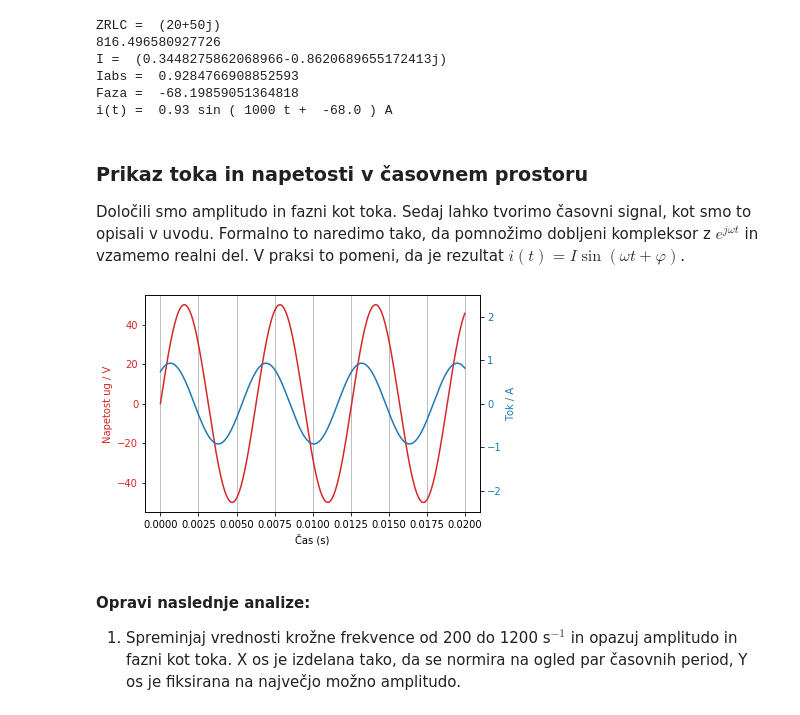
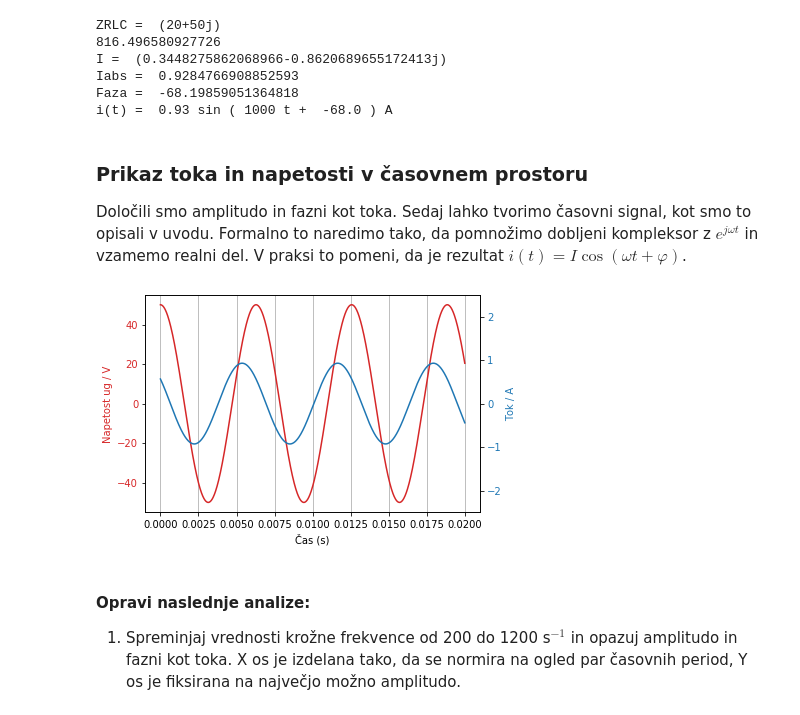
Before and after one commit to osnove/Dodatno, a Jupyter notebook: Obravnava_resonancnega_pojava.ipynb, the cells around one changed output. Drawn from its saved outputs; the diff is of its cells as text; code cells hidden in the pictures.

```diff
--- a/Obravnava_resonancnega_pojava.ipynb
+++ b/Obravnava_resonancnega_pojava.ipynb
@@ -76,35 +76,35 @@ Faza =  -68.19859051364818
 i(t) =  0.93 sin ( 1000 t +  -68.0 ) A
 # %% [markdown]
 ### Prikaz toka in napetosti v časovnem prostoru
-Določili smo amplitudo in fazni kot toka. Sedaj lahko tvorimo časovni signal, kot smo to opisali v uvodu. Formalno to naredimo tako, da pomnožimo dobljeni kompleksor z $e^{j \omega t}$ in vzamemo realni del. V praksi to pomeni, da je rezultat $i(t)=I \sin (\omega t + \varphi)$.
+Določili smo amplitudo in fazni kot toka. Sedaj lahko tvorimo časovni signal, kot smo to opisali v uvodu. Formalno to naredimo tako, da pomnožimo dobljeni kompleksor z $e^{j \omega t}$ in vzamemo realni del. V praksi to pomeni, da je rezultat $i(t)=I \cos (\omega t + \varphi)$.
 # %%
 import matplotlib
 import matplotlib.pyplot as plt
 %matplotlib inline
 
 t = np.linspace(0.0, 20/omega, 1000)
-ug=U*np.sin(omega*t)
-i=Iabs*np.sin(omega*t+fi)
+ug=U*np.cos(omega*t)
+i=Iabs*np.cos(omega*t+fi)
 
 fig, ax1 = plt.subplots()
 
 color = 'tab:red'
 ax1.set_xlabel('Čas (s)')
 ax1.set_ylabel('Napetost ug / V', color=color)
 ax1.plot(t, ug, color=color)
 
 ax1.tick_params(axis='y', labelcolor=color)
 ax1.grid(axis='x')
 
 ax2 = ax1.twinx()  # x os za drugi plot naj bo enaka x osi prvega plota
 ax2.set_ylim(-U/R,U/R)
 color = 'tab:blue'
 ax2.set_ylabel('Tok / A', color=color)
 ax2.plot(t, i, color=color)
 ax2.tick_params(axis='y', labelcolor=color)
 plt.show()
 # %% [output]
-[figure, old version]
+[figure, new version]
 # %% [markdown]
 #### Opravi naslednje analize:
 1. Spreminjaj vrednosti krožne frekvence od 200 do 1200 s$^{-1}$ in opazuj amplitudo in fazni kot toka. X os je izdelana tako, da se normira na ogled par časovnih period, Y os je fiksirana na največjo možno amplitudo.
```
Also changed, not shown: parts of 11 cells of this notebook.
